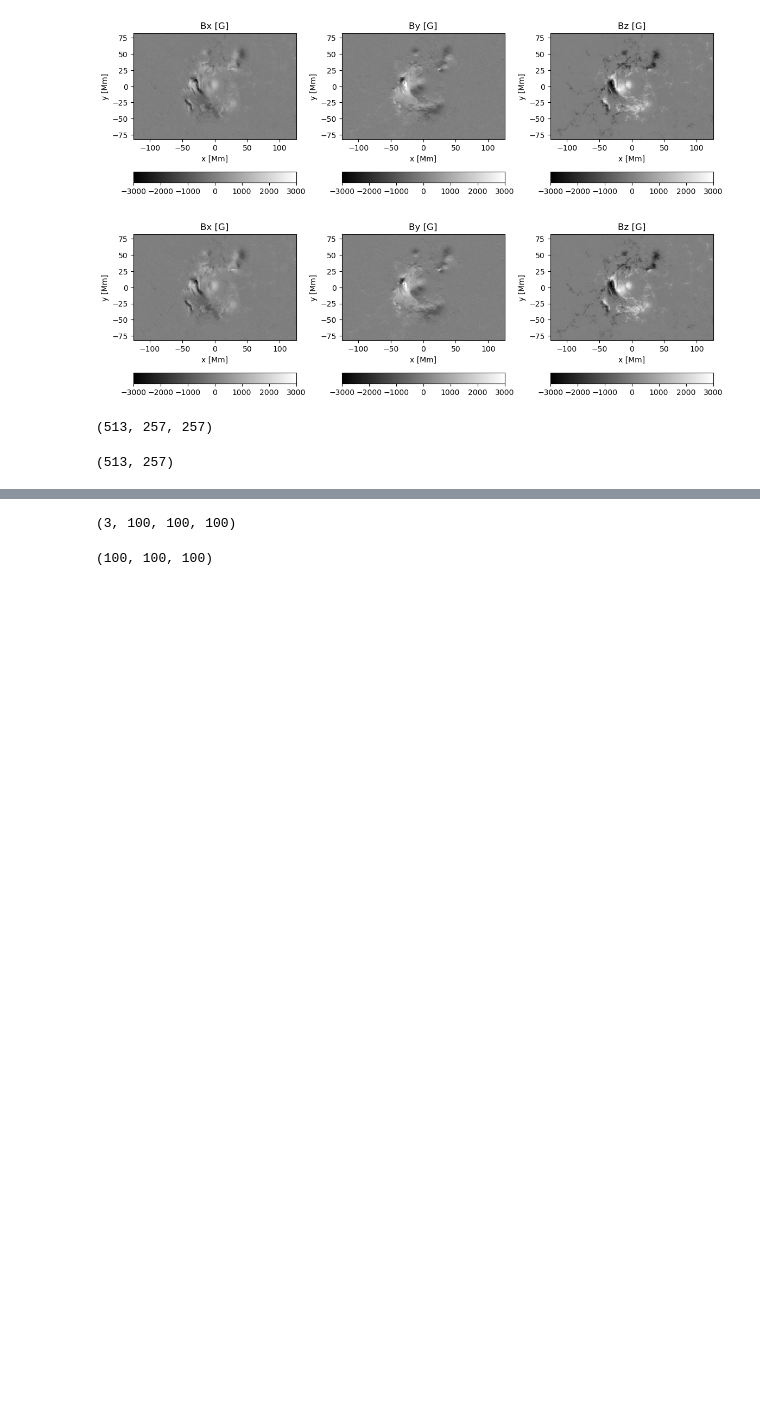
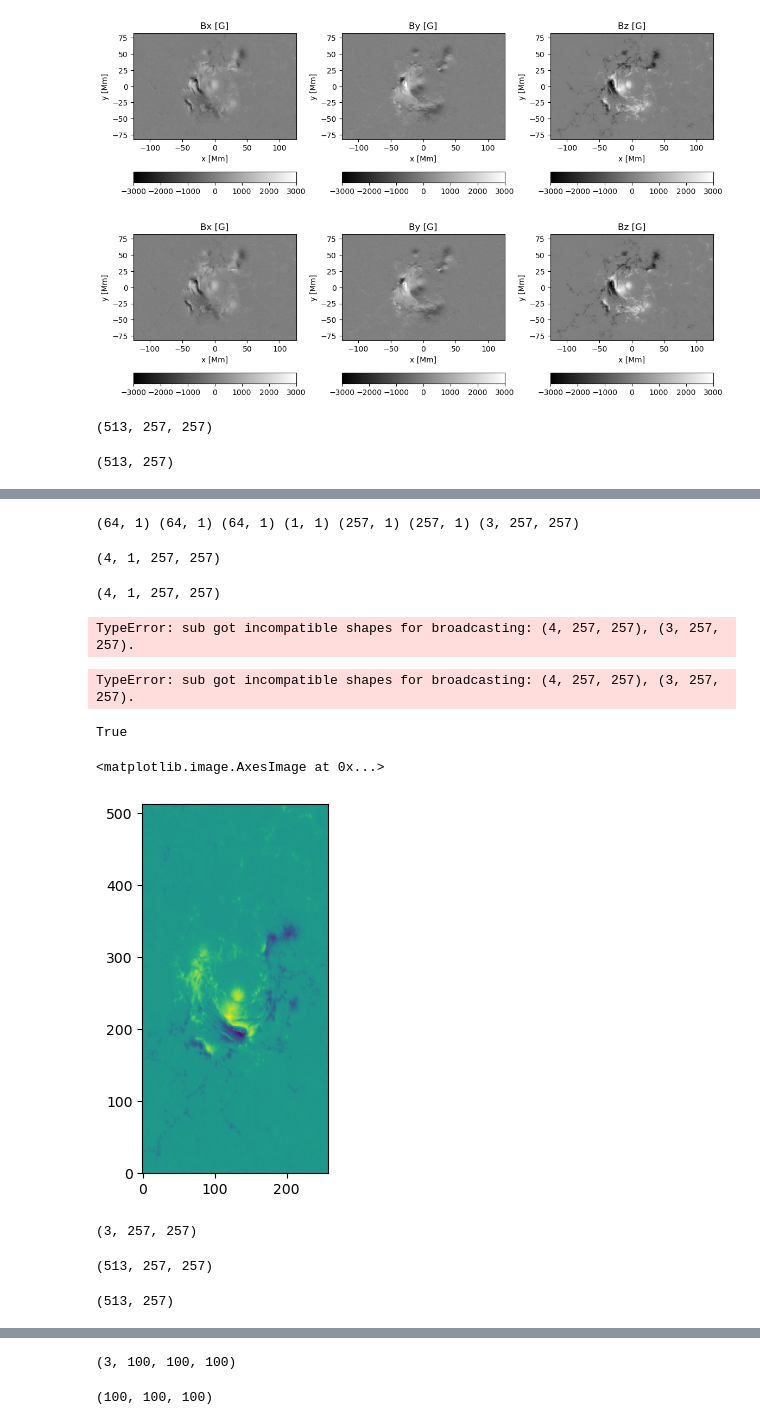
Before and after one commit to mgjeon/2023_PINN-study, a Jupyter notebook: calculation/notebook_nf2.ipynb, the cells around one changed output, grey strips where cells are left out. Drawn from its saved outputs; the diff is of its cells as text; code cells hidden in the pictures; blank space fills up the shorter version.

```diff
--- a/calculation/notebook_nf2.ipynb
+++ b/calculation/notebook_nf2.ipynb
@@ -329,3 +439,61 @@ def train_data_generaor(nc ,key):
+# %%
+key = jax.random.PRNGKey(SEED)
+
+key, subkey = jax.random.split(key, 2)
+feat_sizes = tuple(FEATURES for _ in range(N_LAYERS))
+model = SPINN(feat_sizes)
+params = model.init(subkey, jnp.ones((NC, 1)), jnp.ones((NC, 1)), jnp.ones((NC, 1)))
+
+optim = optax.adam(LR)
+state = optim.init(params)
+
+key, subkey = jax.random.split(key, 2)
+train_data = train_data_generator(NC, subkey, data)
+# xt, yt, zt = test_data_generator(NC_TEST)
+
+apply_fn = jax.jit(model.apply)
+loss_fn = loss_nlfff(apply_fn, *train_data)
+# %% [output]
+(64, 1) (64, 1) (64, 1) (1, 1) (257, 1) (257, 1) (3, 257, 257)
+# %%
+xb_p = jnp.array([[0]])
+yb_p = jnp.arange(0, 257).reshape(-1, 1)
+zb_p = jnp.arange(0, 257).reshape(-1, 1)
+approx = apply_fn(params, xb_p, yb_p, zb_p)
+approx.shape
+# %% [output]
+(4, 1, 257, 257)
+# %%
+loss_fn(params)
+# %% [output]
+(4, 1, 257, 257)
+TypeError: sub got incompatible shapes for broadcasting: (4, 257, 257), (3, 257, 257).
+# %%
+loss, gradient = value_and_grad(loss_fn)(params)
+# %% [output]
+TypeError: sub got incompatible shapes for broadcasting: (4, 257, 257), (3, 257, 257).
+# %%
+data_b = np.stack([np.array(data.bx), np.array(data.by), np.array(data.bz)], axis=0)
+np.array_equal(data_b[0, ...], data.bx)
+# %% [output]
+True
+# %%
+plt.imshow(data_b[2, :, :, 0], origin='lower')
+# %% [output]
+<matplotlib.image.AxesImage at 0x...>
+[figure, added]
+# %%
+data_b[:, 0, :, :].shape
+# %% [output]
+(3, 257, 257)
+# %%
+data.bx.shape
+# %% [output]
+(513, 257, 257)
+# %%
+data.bz[..., 0].shape
+# %% [output]
+(513, 257)
 # %%
 NC = 64
 NI = 64
```
Also changed, not shown: parts of 33 cells of this notebook, 2 other files.
